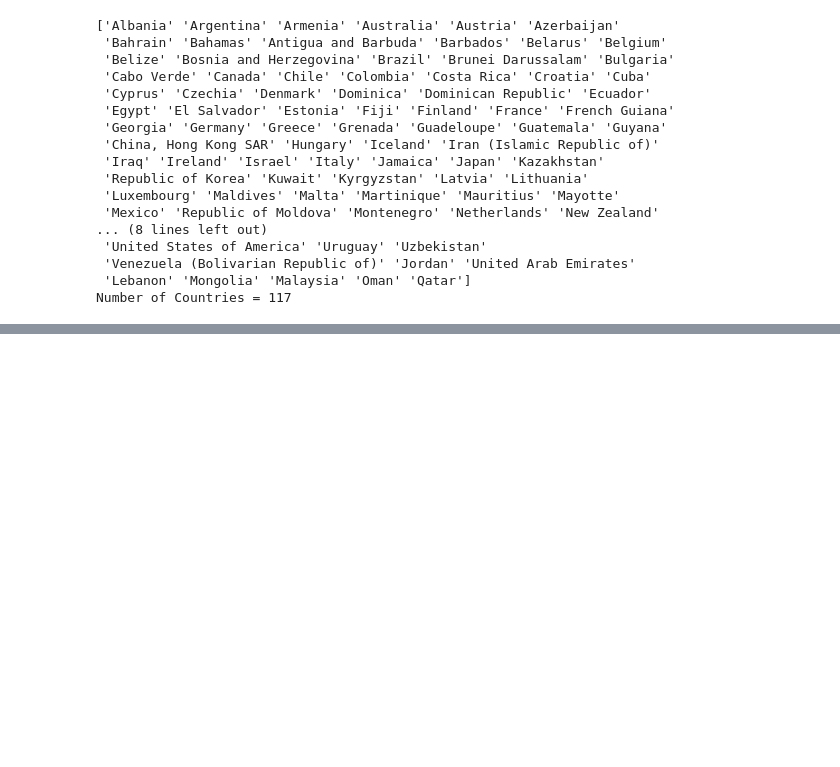
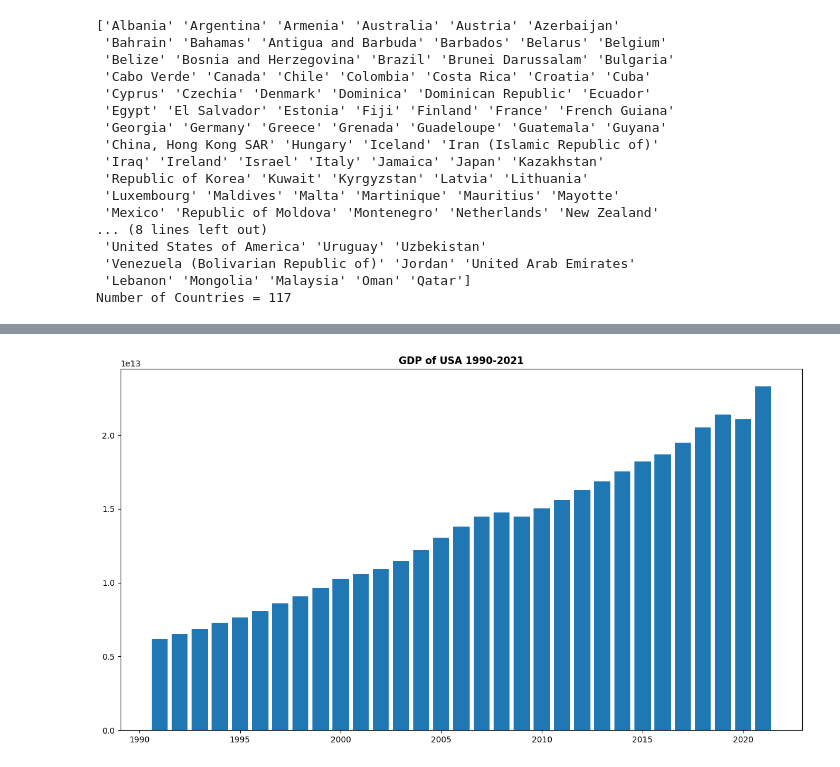
Before and after one commit to rahulkfernandes/Suicide-Rates-and-Socioeconomic-Factors-Analysis, a Jupyter notebook: eda.ipynb, the cells around one changed output, grey strips where cells are left out. Saved outputs shown, nothing was run; the diff lists cells and outputs as text; code cells hidden in the pictures; blank space fills up the shorter version.

```diff
--- a/eda.ipynb
+++ b/eda.ipynb
@@ -407,0 +409,20 @@ plt.show()
+# %%
+country_df = data[data['CountryName'] == 'United States of America' ]
+years = country_df['Year'].unique()
+gdp_time = []
+for yr in years:
+    year_df = country_df[country_df['Year'] == yr]
+    cntry_gdp = year_df['GDP'].iloc[-1]
+
+    if np.isnan(cntry_gdp):
+        cntry_gdp = year_df['GDP'].iloc[-2]
+    else:
+        pass
+    gdp_time.append(cntry_gdp)
+
+fig = plt.figure(figsize=(15,8))
+plt.bar(years, gdp_time)
+plt.title("GDP of USA 1990-2021", fontweight="bold")
+plt.show()
+# %% [output]
+[figure, added]
```
Also changed, not shown: parts of 3 cells of this notebook.
